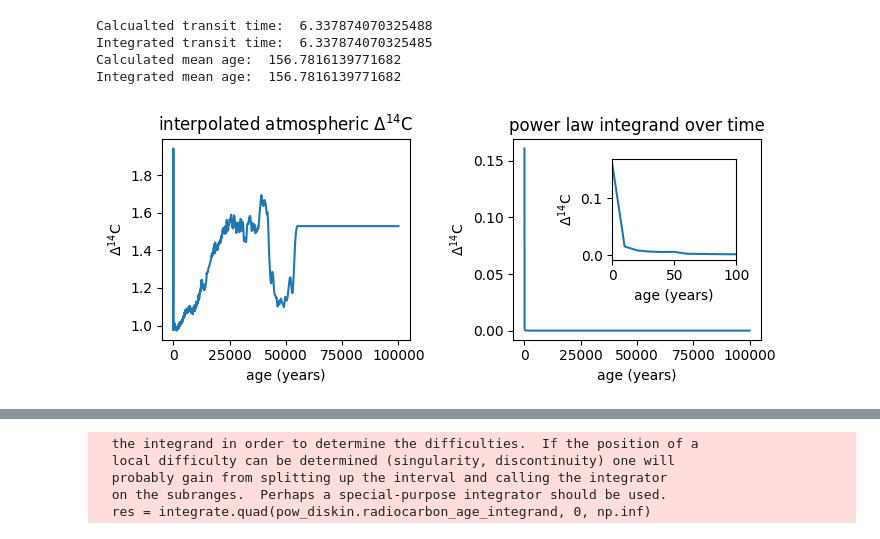
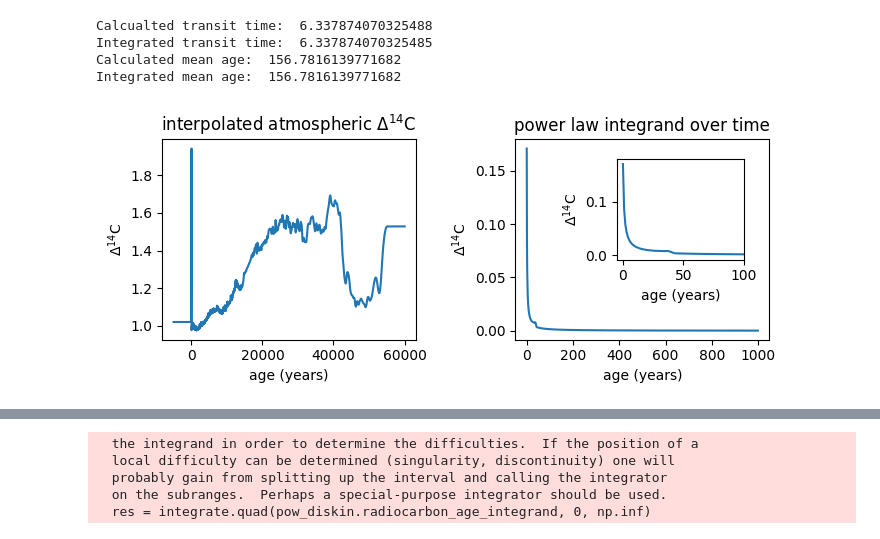
Before and after one commit to flamholz/soil_diskin, a Jupyter notebook: notebooks/test_power_law.ipynb, the cells around one changed output, grey strips where cells are left out. Cells and saved outputs as stored; diff of their text form; code cells hidden in the pictures.

```diff
--- a/notebooks/test_power_law.ipynb
+++ b/notebooks/test_power_law.ipynb
@@ -12,18 +12,18 @@ from models import PowerLawDisKin
 from constants import INTERP_R_14C, C14_DATA
 # %%
 fig, axs = plt.subplots(1, 2, figsize=(7, 3))
-x_new = np.linspace(C14_DATA.years_before_present.min()-5000, C14_DATA.years_before_present.max()+5000, 100000)
+x_new = np.linspace(C14_DATA.years_before_2000.min()-5000, C14_DATA.years_before_2000.max()+5000, 100000)
 y_new = INTERP_R_14C(x_new)
 
 plt.sca(axs[0])
-plt.plot(C14_DATA.year, C14_DATA.R_14C)
-plt.plot(-1*(x_new - C14_DATA.year.max()), y_new + 0.2, color='r', linestyle='--')
+plt.plot(C14_DATA.years_before_2000, C14_DATA.R_14C)
+plt.plot((x_new), y_new + 0.04, color='r', linestyle='--')
 plt.xlabel('calendar year')
 plt.ylabel('$\Delta^{14}$C')
 
 plt.sca(axs[1])
-plt.plot(C14_DATA.years_before_present, C14_DATA.R_14C)
-plt.plot(x_new, y_new + 0.2, color='r', linestyle='--')
+plt.plot(C14_DATA.years_before_2000, C14_DATA.R_14C)
+plt.plot(x_new, y_new + 0.04, color='r', linestyle='--')
 plt.xlabel('years before present (age)')
 plt.ylabel('$\Delta^{14}$C')
 
@@ -50,32 +50,32 @@ Integrated mean age:  156.7816139771682
 # %%
 fig, axs = plt.subplots(1, 2, figsize=(7, 3))
 
-xs = np.linspace(0, 1e5, 10000)
+xs = np.arange(0, 1000, 1)
 integrand = [pow_diskin.radiocarbon_age_integrand(x) for x in xs]
 
 plt.sca(axs[0])
-plt.plot(xs, INTERP_R_14C(xs), label='14C')
+plt.plot(x_new, INTERP_R_14C(x_new), label='14C')
 plt.ylabel('$\Delta^{14}$C')
 plt.xlabel('age (years)')
 plt.title('interpolated atmospheric $\Delta^{14}$C')
 
 plt.sca(axs[1])
 plt.plot(xs, integrand, label='integrand')
 plt.ylabel('$\Delta^{14}$C')
 plt.xlabel('age (years)')
 plt.title('power law integrand over time')
 
 # Make an inset zooming in on the integrand for the first 100 years
 axins = axs[1].inset_axes([0.4, 0.4, 0.5, 0.5])
 axins.plot(xs, integrand)
-axins.set_xlim(0, 100)
+axins.set_xlim(-5, 100)
 axins.set_xlabel('age (years)')
 axins.set_ylabel('$\Delta^{14}$C')
 
 plt.tight_layout()
 plt.show()
 # %% [output]
-[figure, old version]
+[figure, new version]
 # %%
 integrate.quad(pow_diskin.radiocarbon_age_integrand, 0, np.inf, limit=10000)
                #epsabs=1e-5)
```
Also changed, not shown: parts of 8 cells of this notebook, 3 other files.
